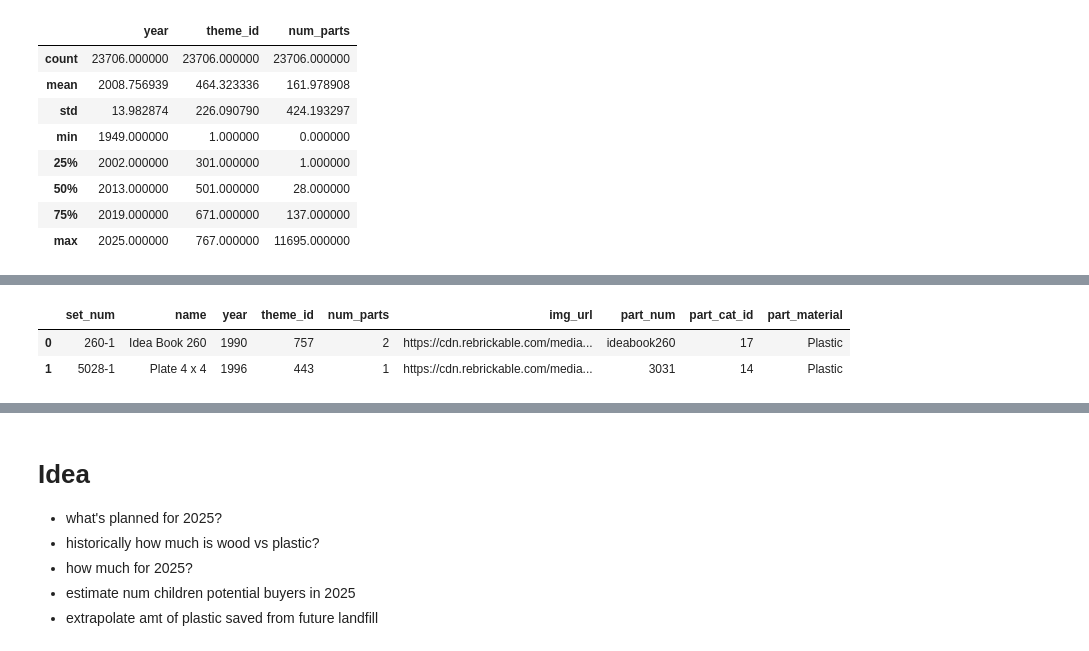
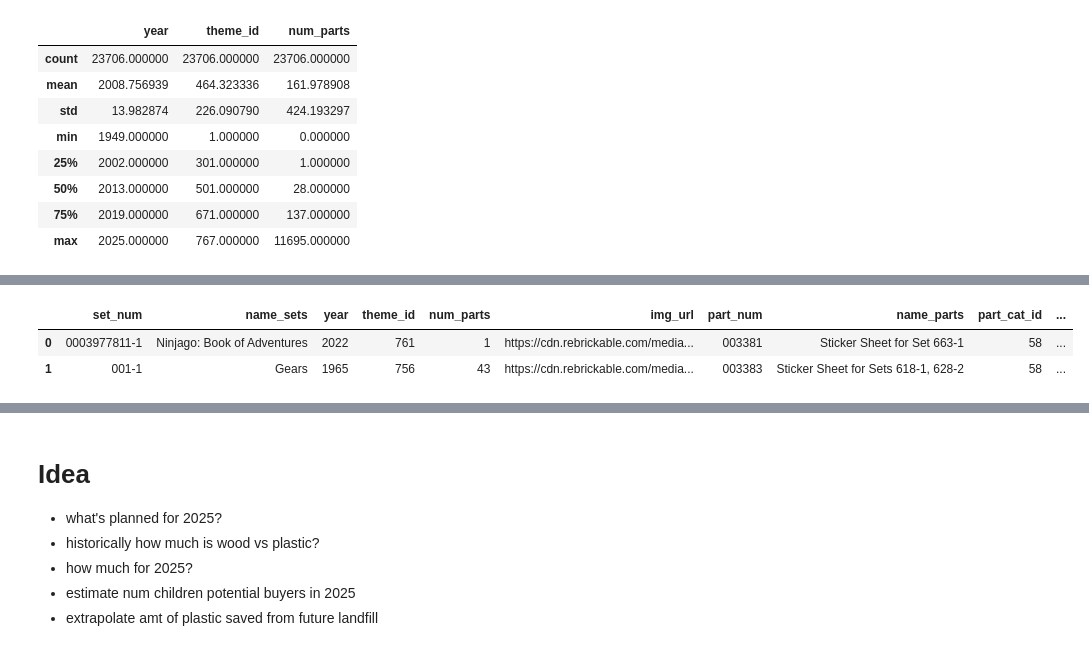
Before and after one commit to slp22/portfolio, a Jupyter notebook: lego_eda.ipynb, the cells around one changed output, grey strips where cells are left out. Saved outputs shown, nothing was run; the diff lists cells and outputs as text; code cells hidden in the pictures.

```diff
--- a/lego_eda.ipynb
+++ b/lego_eda.ipynb
@@ -244,10 +159,0 @@ parts.sort_values(by='part_material')
-# %%
-# need to merge parts with sets for the year
-# sets_parts = sets(year) + parts(materials)
-
-sets_parts = sets.merge(parts, left_on='name', right_on='name')
-sets_parts.head(2)
-# %% [output]
-|  | set_num | name | year | theme_id | num_parts | img_url | part_num | part_cat_id | part_material |
-| 0 | 260-1 | Idea Book 260 | 1990 | 757 | 2 | https://cdn.rebrickable.com/media... | ideabook260 | 17 | Plastic |
-| 1 | 5028-1 | Plate 4 x 4 | 1996 | 443 | 1 | https://cdn.rebrickable.com/media... | 3031 | 14 | Plastic |
@@ -253,0 +166,11 @@ sets_parts.head(2)
+# %%
+# DataFrame.join(other, on=None, how='left', lsuffix='', rsuffix='', sort=False, validate=None)
+# https://pandas.pydata.org/docs/reference/api/pandas.DataFrame.join.html#pandas.DataFrame.join
+
+sets_parts = sets.join(parts, lsuffix='_sets',
+                       rsuffix='_parts', how='left')
+sets_parts.head(2)
+# %% [output]
+|  | set_num | name_sets | year | theme_id | num_parts | img_url | part_num | name_parts | part_cat_id | ... |
+| 0 | 0003977811-1 | Ninjago: Book of Adventures | 2022 | 761 | 1 | https://cdn.rebrickable.com/media... | 003381 | Sticker Sheet for Set 663-1 | 58 | ... |
+| 1 | 001-1 | Gears | 1965 | 756 | 43 | https://cdn.rebrickable.com/media... | 003383 | Sticker Sheet for Sets 618-1, 628-2 | 58 | ... |
```
Also changed, not shown: parts of 25 cells of this notebook.
